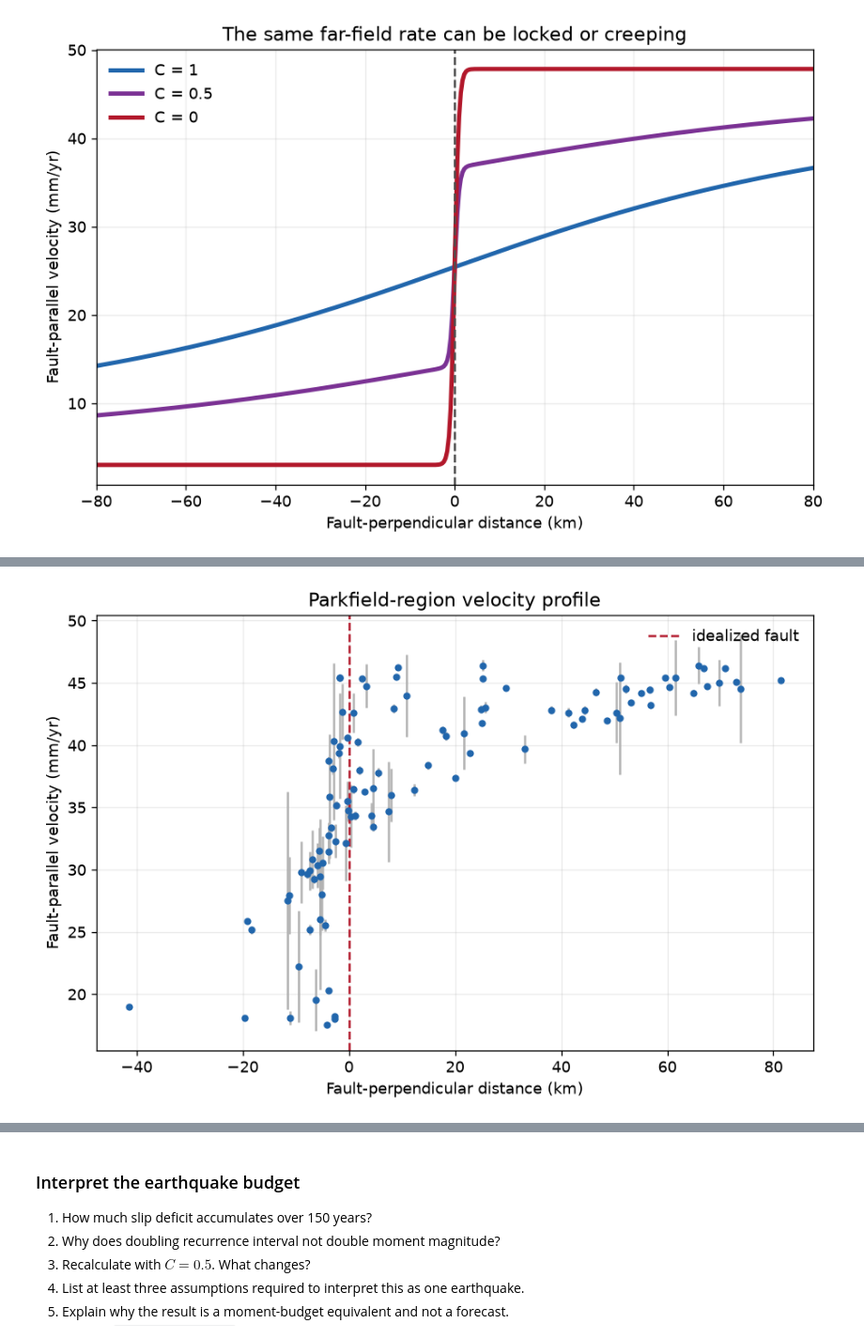
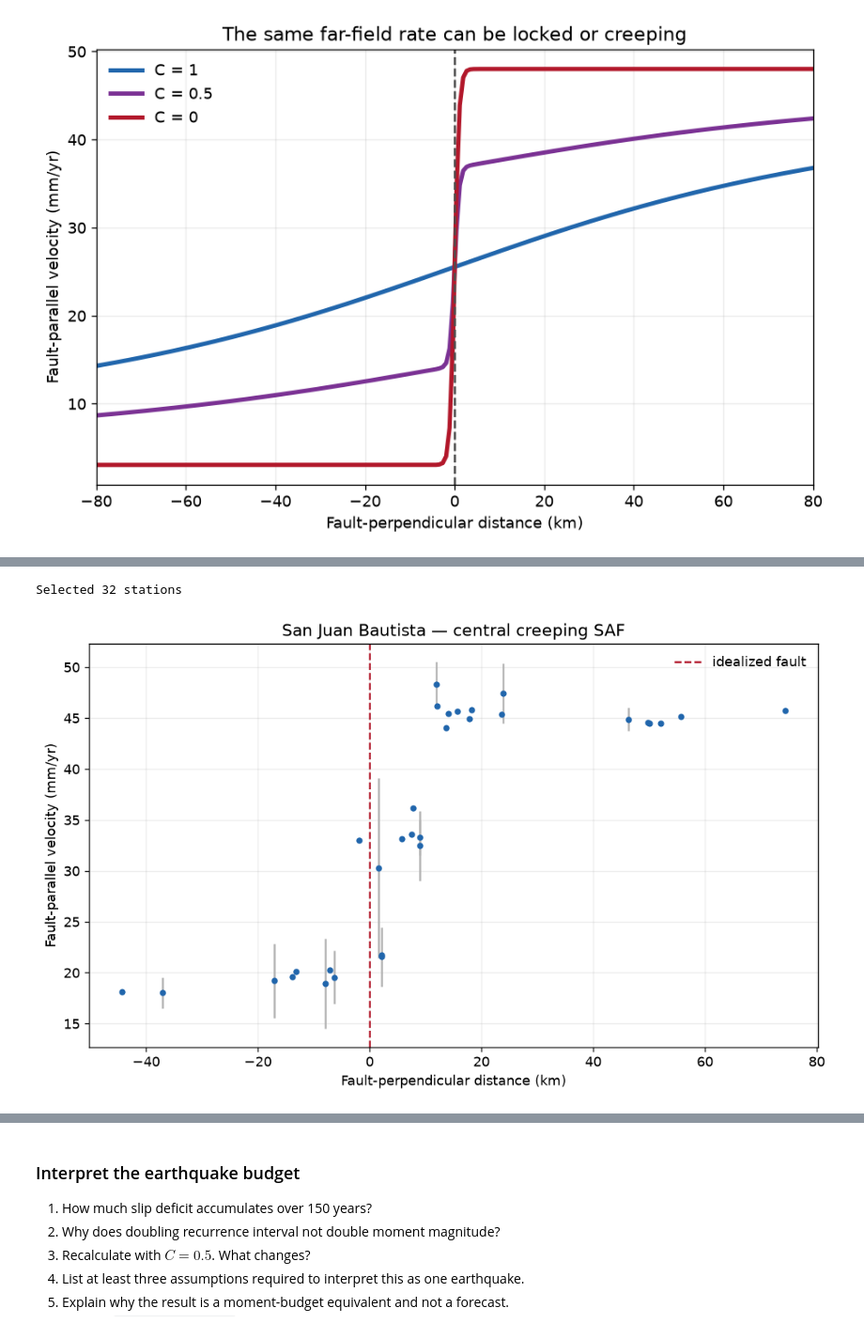
Before and after one commit to amtseismo/EPS166, a Jupyter notebook: notebooks/04_seismic_cycle.ipynb, the cells around one changed output, grey strips where cells are left out. Shown at 94% size. Saved outputs shown, nothing was run; the diff lists cells and outputs as text; code cells hidden in the pictures.

```diff
--- a/notebooks/04_seismic_cycle.ipynb
+++ b/notebooks/04_seismic_cycle.ipynb
@@ -573,30 +534,38 @@ Do not assume that a fully locked arctangent model will fit well — think about
 # %%
+# San Juan Bautista — central creeping SAF
+# This segment creeps at ~22–25 mm/yr, nearly the full plate rate.
+# The narrow along-halfwidth keeps us on the straight creeping section
+# and away from the transition to the locked Mojave segment to the south.
 PARKFIELD = {
-    "origin_lon": -120.50,
-    "origin_lat": 35.90,
-    "strike_deg": 320.0,
-    "along_halfwidth_km": 80.0,
-    "cross_halfwidth_km": 120.0,
+    "origin_lon": -121.30,
+    "origin_lat": 36.80,
+    "strike_deg": 315.0,
+    "along_halfwidth_km": 25.0,
+    "cross_halfwidth_km": 80.0,
 }
 
 parkfield_all = rotate_to_fault_coordinates(
     velocity,
     PARKFIELD["origin_lon"], PARKFIELD["origin_lat"], PARKFIELD["strike_deg"]
 )
 parkfield = parkfield_all[
     parkfield_all.x_parallel_km.abs().le(PARKFIELD["along_halfwidth_km"])
     & parkfield_all.x_perp_km.abs().le(PARKFIELD["cross_halfwidth_km"])
 ].copy()
 
+print(f"Selected {len(parkfield)} stations")
+
 fig, ax = plt.subplots(figsize=(9, 5.5))
 ax.errorbar(parkfield.x_perp_km, parkfield.v_parallel, yerr=parkfield.s_parallel,
             fmt="o", ms=4, color="#2166ac", ecolor="0.7")
 ax.axvline(0, color="#b2182b", ls="--", label="idealized fault")
 ax.set(xlabel="Fault-perpendicular distance (km)", ylabel="Fault-parallel velocity (mm/yr)",
-       title="Parkfield-region velocity profile")
+       title="San Juan Bautista — central creeping SAF")
 ax.legend(frameon=False)
+plt.tight_layout()
 plt.show()
 # %% [output]
+Selected 32 stations
-[figure, old version]
+[figure, new version]
 # %% [markdown]
 > **Inspect the profile before fitting:**
```
Also changed, not shown: parts of 27 cells of this notebook, 1 other file.
